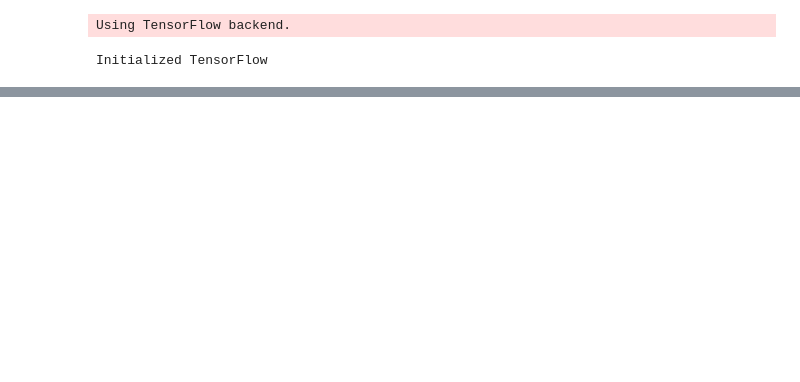
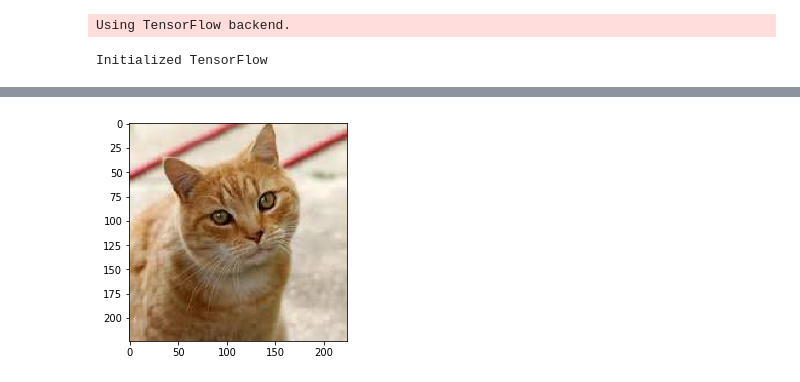
Before and after one commit to LPD-EPFL/nn-fault-tolerance, a Jupyter notebook: ConvNetTest-VGG16.ipynb, the cells around one changed output, grey strips where cells are left out. Saved outputs shown, nothing was run; the diff lists cells and outputs as text; code cells hidden in the pictures; blank space fills up the shorter version.

```diff
--- a/ConvNetTest-VGG16.ipynb
+++ b/ConvNetTest-VGG16.ipynb
@@ -102,0 +64,5 @@ x = np.expand_dims(x, axis=0)
+# %%
+# loading the cat image
+x = load_cat(224)
+# %% [output]
+[figure, added]
```
Also changed, not shown: parts of 45 cells of this notebook, 2 other files.
